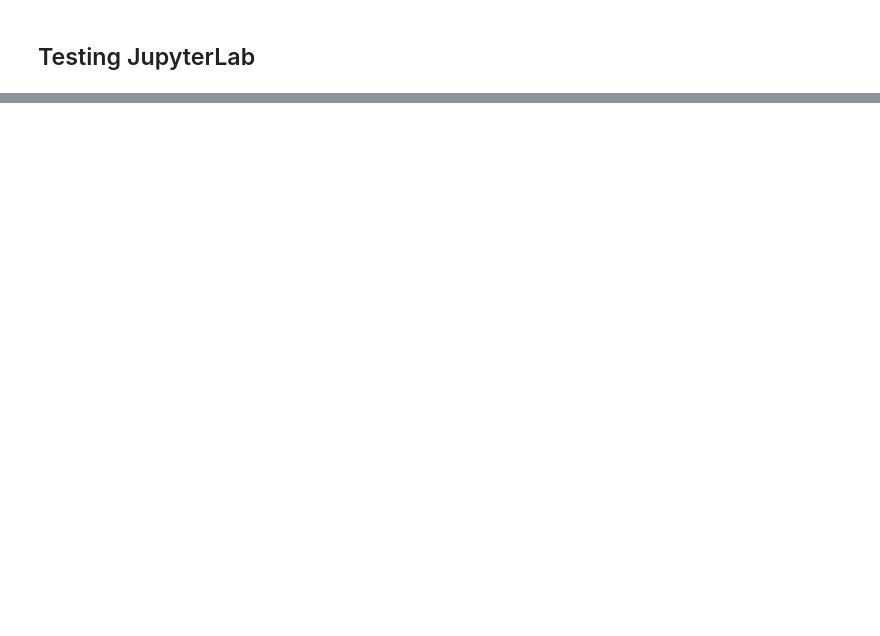
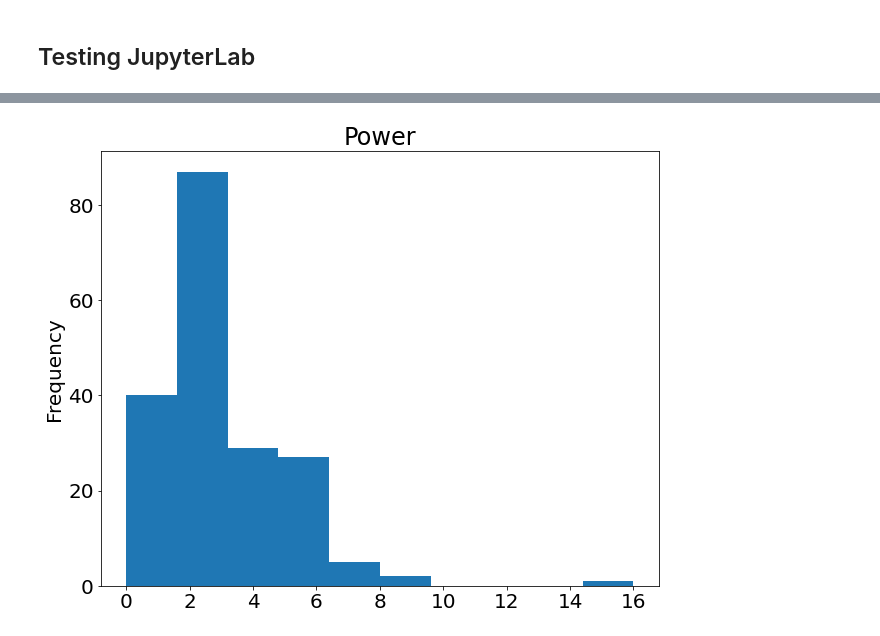
Before and after one commit to HSU-S21-CS232/P02-mc683, a Jupyter notebook: Untitled.ipynb, the cells around one changed output, grey strips where cells are left out. Saved outputs shown, nothing was run; the diff lists cells and outputs as text; code cells hidden in the pictures; blank space fills up the shorter version.

```diff
--- a/Untitled.ipynb
+++ b/Untitled.ipynb
@@ -78,0 +56,5 @@ black_creatures = creatures[maskB]
+# %%
+# Green creatures power frequency (histogram).
+green_creatures['power'].plot(kind='hist', title='Power');
+# %% [output]
+[figure, added]
```
Also changed, not shown: parts of 15 cells of this notebook.
